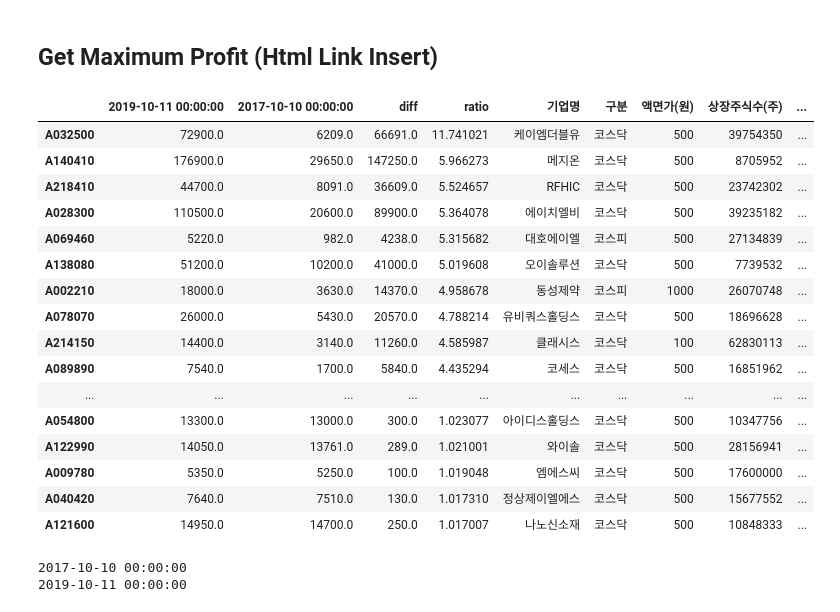
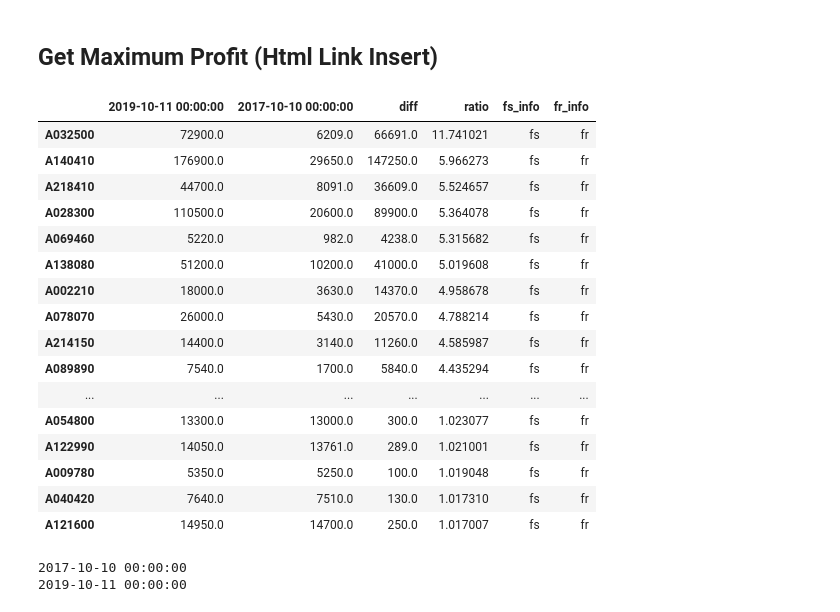
Before and after one commit to neosuperprogrammer/Quant, a Jupyter notebook: neo_quant_backtest.ipynb, the cells around one changed output. Saved outputs shown, nothing was run; the diff lists cells and outputs as text; code cells hidden in the pictures.

```diff
--- a/neo_quant_backtest.ipynb
+++ b/neo_quant_backtest.ipynb
@@ -649,37 +649,41 @@ pd.set_option('display.max_colwidth', -1)
 # %%
 last_price = price_df.iloc[-1]
 first_price = price_df['2017/10'].iloc[0]
 price_diff_df = pd.DataFrame({last_price.name:last_price, first_price.name:first_price})
 price_diff_df.index = 'A' + price_diff_df.index
 price_diff_df['diff'] = price_diff_df[last_price.name] - price_diff_df[first_price.name]
 price_diff_df = price_diff_df[price_diff_df[last_price.name] > 5000]
 price_diff_df = price_diff_df[price_diff_df['diff'] > 0]
 # price_diff_df['ratio'] = price_diff_df['diff'] / price_diff_df[first_price.name]
 price_diff_df['ratio'] = price_diff_df[last_price.name] / price_diff_df[first_price.name]
 price_diff_df = price_diff_df.sort_values(by='ratio', ascending=False)
-price_diff_df = add_company_info(price_diff_df, companies)
+# price_diff_df = add_company_info(price_diff_df, companies)
 # price_diff_df = get_kospi_list(price_diff_df)
 price_diff_df['fs_info'] = price_diff_df.index
-price_diff_df['fs_info'] = price_diff_df['fs_info'].apply(lambda x: '<a href="https://comp.fnguide.com/SVO2/asp/SVD_Finance.asp?pGB=1&cID=&MenuYn=Y&ReportGB=D&NewMenuID=103&stkGb=701&gicode={0}" target="_blank">link</a>'.format(x))
+price_diff_df['fs_info'] = price_diff_df['fs_info'].apply(lambda x: '<a href="https://comp.fnguide.com/SVO2/asp/SVD_Finance.asp?pGB=1&cID=&MenuYn=Y&ReportGB=D&NewMenuID=103&stkGb=701&gicode={0}" target="_blank">fs</a>'.format(x))
+price_diff_df['fr_info'] = price_diff_df.index
+price_diff_df['fr_info'] = price_diff_df['fr_info'].apply(lambda x: '<a href="https://comp.fnguide.com/SVO2/asp/SVD_FinanceRatio.asp?pGB=1&cID=&MenuYn=Y&ReportGB=D&NewMenuID=104&stkGb=701&gicode={0}" target="_blank">fr</a>'.format(x))
+price_diff_df['iv_info'] = price_diff_df.index
+price_diff_df['iv_info'] = price_diff_df['iv_info'].apply(lambda x: '<a href="https://comp.fnguide.com/SVO2/asp/SVD_Invest.asp?pGB=1&cID=&MenuYn=Y&ReportGB=D&NewMenuID=105&stkGb=701&gicode={0}" target="_blank">iv</a>'.format(x))
 HTML(price_diff_df.to_html(escape=False))
 # %% [output]
-|  | 2019-10-11 00:00:00 | 2017-10-10 00:00:00 | diff | ratio | 기업명 | 구분 | 액면가(원) | 상장주식수(주) | ... |
-| A032500 | 72900.0 | 6209.0 | 66691.0 | 11.741021 | 케이엠더블유 | 코스닥 | 500 | 39754350 | ... |
-| A140410 | 176900.0 | 29650.0 | 147250.0 | 5.966273 | 메지온 | 코스닥 | 500 | 8705952 | ... |
-| A218410 | 44700.0 | 8091.0 | 36609.0 | 5.524657 | RFHIC | 코스닥 | 500 | 23742302 | ... |
-| A028300 | 110500.0 | 20600.0 | 89900.0 | 5.364078 | 에이치엘비 | 코스닥 | 500 | 39235182 | ... |
-| A069460 | 5220.0 | 982.0 | 4238.0 | 5.315682 | 대호에이엘 | 코스피 | 500 | 27134839 | ... |
-| A138080 | 51200.0 | 10200.0 | 41000.0 | 5.019608 | 오이솔루션 | 코스닥 | 500 | 7739532 | ... |
-| A002210 | 18000.0 | 3630.0 | 14370.0 | 4.958678 | 동성제약 | 코스피 | 1000 | 26070748 | ... |
-| A078070 | 26000.0 | 5430.0 | 20570.0 | 4.788214 | 유비쿼스홀딩스 | 코스닥 | 500 | 18696628 | ... |
-| A214150 | 14400.0 | 3140.0 | 11260.0 | 4.585987 | 클래시스 | 코스닥 | 100 | 62830113 | ... |
-| A089890 | 7540.0 | 1700.0 | 5840.0 | 4.435294 | 코세스 | 코스닥 | 500 | 16851962 | ... |
-| ... | ... | ... | ... | ... | ... | ... | ... | ... | ... |
-| A054800 | 13300.0 | 13000.0 | 300.0 | 1.023077 | 아이디스홀딩스 | 코스닥 | 500 | 10347756 | ... |
-| A122990 | 14050.0 | 13761.0 | 289.0 | 1.021001 | 와이솔 | 코스닥 | 500 | 28156941 | ... |
-| A009780 | 5350.0 | 5250.0 | 100.0 | 1.019048 | 엠에스씨 | 코스닥 | 500 | 17600000 | ... |
-| A040420 | 7640.0 | 7510.0 | 130.0 | 1.017310 | 정상제이엘에스 | 코스닥 | 500 | 15677552 | ... |
-| A121600 | 14950.0 | 14700.0 | 250.0 | 1.017007 | 나노신소재 | 코스닥 | 500 | 10848333 | ... |
+|  | 2019-10-11 00:00:00 | 2017-10-10 00:00:00 | diff | ratio | fs_info | fr_info |
+| A032500 | 72900.0 | 6209.0 | 66691.0 | 11.741021 | fs | fr |
+| A140410 | 176900.0 | 29650.0 | 147250.0 | 5.966273 | fs | fr |
+| A218410 | 44700.0 | 8091.0 | 36609.0 | 5.524657 | fs | fr |
+| A028300 | 110500.0 | 20600.0 | 89900.0 | 5.364078 | fs | fr |
+| A069460 | 5220.0 | 982.0 | 4238.0 | 5.315682 | fs | fr |
+| A138080 | 51200.0 | 10200.0 | 41000.0 | 5.019608 | fs | fr |
+| A002210 | 18000.0 | 3630.0 | 14370.0 | 4.958678 | fs | fr |
+| A078070 | 26000.0 | 5430.0 | 20570.0 | 4.788214 | fs | fr |
+| A214150 | 14400.0 | 3140.0 | 11260.0 | 4.585987 | fs | fr |
+| A089890 | 7540.0 | 1700.0 | 5840.0 | 4.435294 | fs | fr |
+| ... | ... | ... | ... | ... | ... | ... |
+| A054800 | 13300.0 | 13000.0 | 300.0 | 1.023077 | fs | fr |
+| A122990 | 14050.0 | 13761.0 | 289.0 | 1.021001 | fs | fr |
+| A009780 | 5350.0 | 5250.0 | 100.0 | 1.019048 | fs | fr |
+| A040420 | 7640.0 | 7510.0 | 130.0 | 1.017310 | fs | fr |
+| A121600 | 14950.0 | 14700.0 | 250.0 | 1.017007 | fs | fr |
 # %%
 start_date = first_price.name
 end_date =  last_price.name
```
